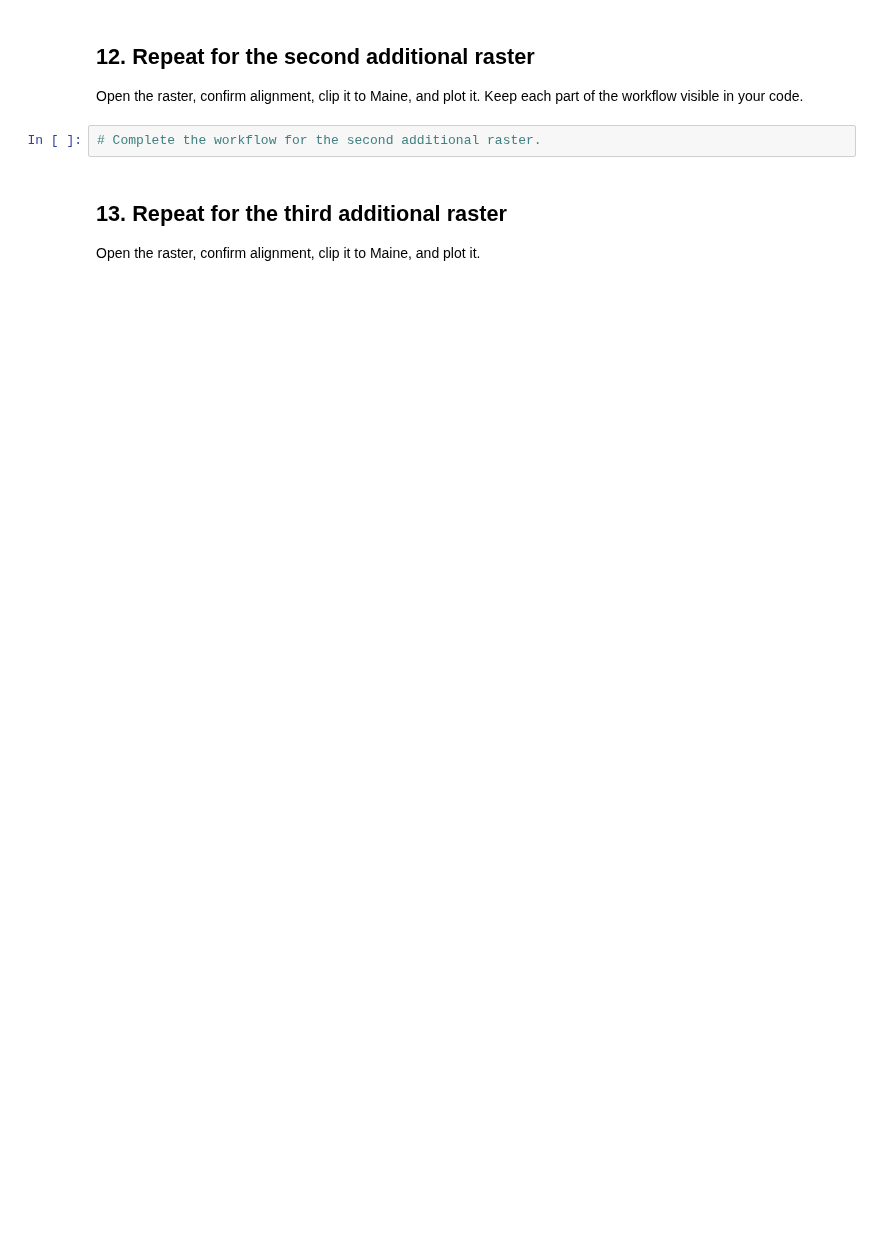
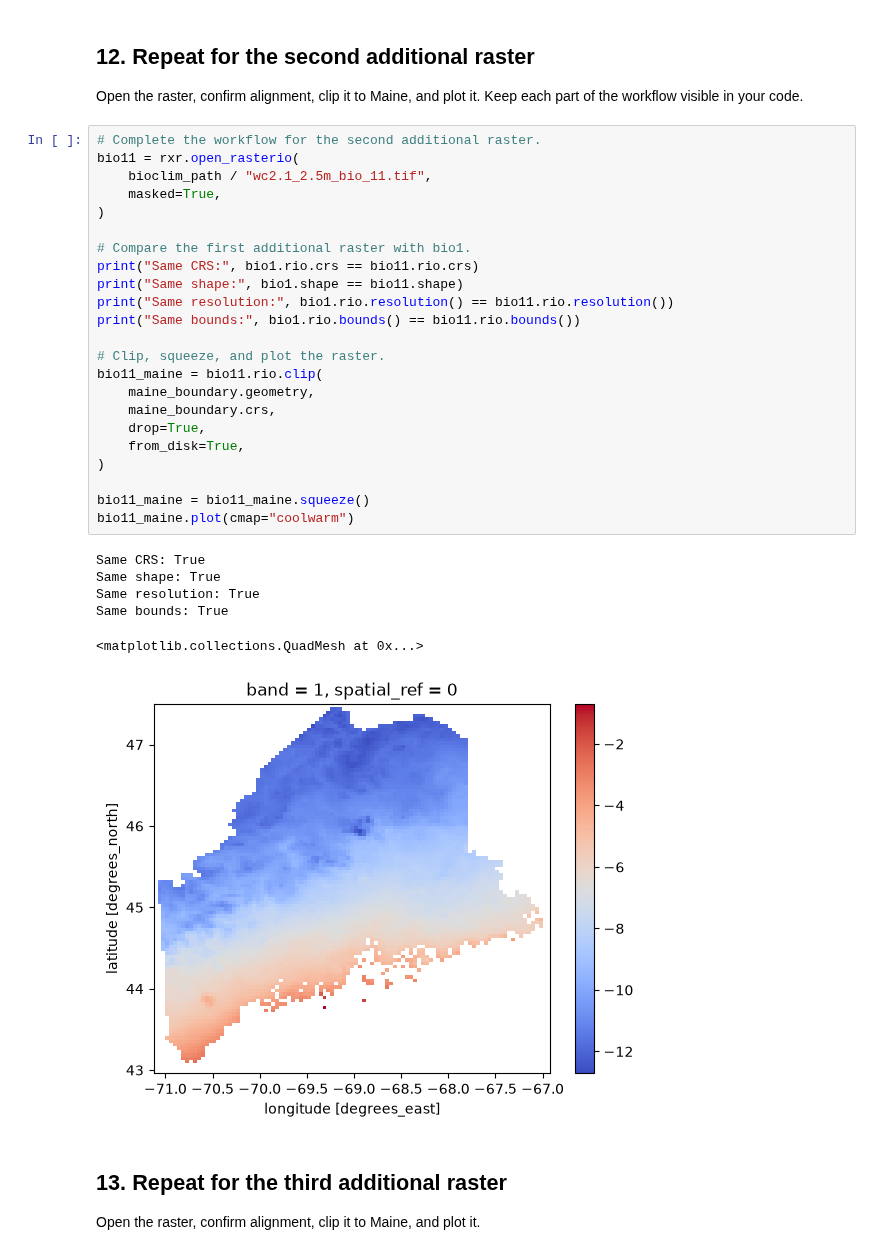
Before and after one commit to h-elle-borus/BIO597-SpatialBiodiversity, a Jupyter notebook: docs/assignments/Assignment-05-RasterData.ipynb, the cells around one changed output. Drawn from its saved outputs; the diff is of its cells as text; blank space fills up the shorter version.

```diff
--- a/docs/assignments/Assignment-05-RasterData.ipynb
+++ b/docs/assignments/Assignment-05-RasterData.ipynb
@@ -139,6 +254,34 @@ Use the same clipping settings as BIO1. Plot the Maine result with an appropriat
 Open the raster, confirm alignment, clip it to Maine, and plot it. Keep each part of the workflow visible in your code.
 # %%
 # Complete the workflow for the second additional raster.
+bio11 = rxr.open_rasterio(
+    bioclim_path / "wc2.1_2.5m_bio_11.tif",
+    masked=True,
+)
+
+# Compare the first additional raster with bio1.
+print("Same CRS:", bio1.rio.crs == bio11.rio.crs)
+print("Same shape:", bio1.shape == bio11.shape)
+print("Same resolution:", bio1.rio.resolution() == bio11.rio.resolution())
+print("Same bounds:", bio1.rio.bounds() == bio11.rio.bounds())
+
+# Clip, squeeze, and plot the raster.
+bio11_maine = bio11.rio.clip(
+    maine_boundary.geometry,
+    maine_boundary.crs,
+    drop=True,
+    from_disk=True,
+)
+
+bio11_maine = bio11_maine.squeeze()
+bio11_maine.plot(cmap="coolwarm")
+# %% [output]
+Same CRS: True
+Same shape: True
+Same resolution: True
+Same bounds: True
+<matplotlib.collections.QuadMesh at 0x...>
+[figure, added]
 # %% [markdown]
 ## 13. Repeat for the third additional raster
 
```
Also changed, not shown: parts of 34 cells of this notebook.
